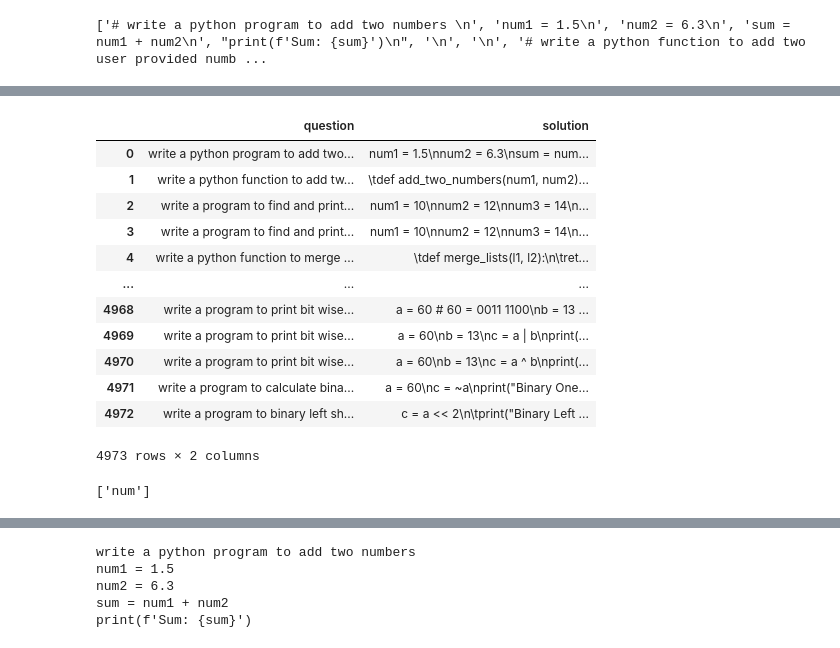
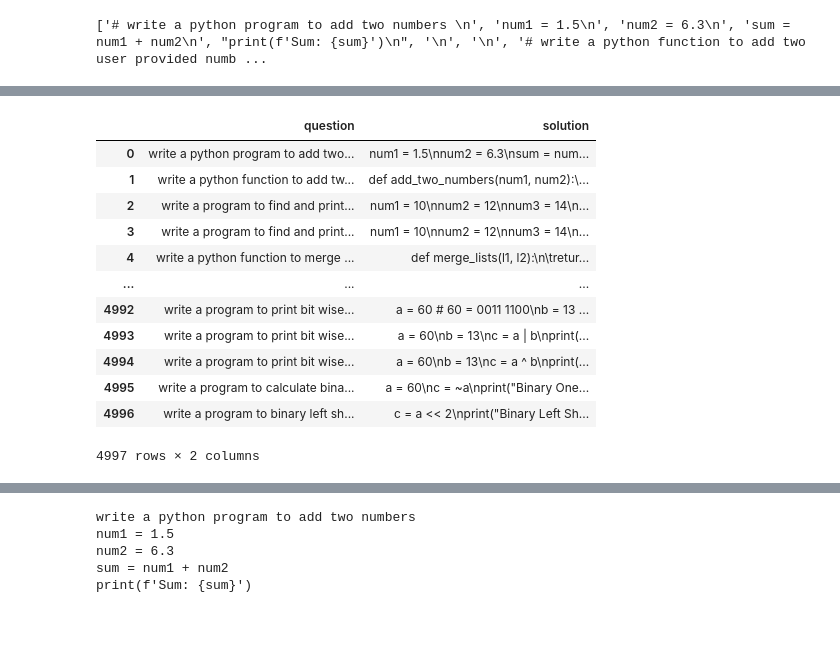
Before and after one commit to sprutxz/English-To-Python, a Jupyter notebook: PyCodeGenerator.ipynb, the cells around one changed output, grey strips where cells are left out. Saved outputs shown, nothing was run; the diff lists cells and outputs as text; code cells hidden in the pictures.

```diff
--- a/PyCodeGenerator.ipynb
+++ b/PyCodeGenerator.ipynb
@@ -56,7 +56,7 @@ url_pattern = re.compile(r"https?://\S+")
 src_doc = []
 tgt_doc = []
 tokenizer = get_tokenizer('spacy',language='en_core_web_sm') #tokenizer function for the text
-
+i = 0
 # Making a dataset
 with open('english_python_data.txt',"r") as data_file:
   data_lines = data_file.readlines()
@@ -66,31 +66,12 @@ with open('english_python_data.txt',"r") as data_file:
     if line[0] == "#":
       tab_count = 0
       loop_indent = 0
+      dict = {0: 0}
       if dp:
         dp['solution'] = ''.join(dp['solution'])
         dp['solution'] = re.sub(r'\n+', '\n', dp['solution']) #replaces multiple newlines with a single newline
-        dp['solution'] = dp['solution'].strip('\n') # Removing any \n in the solution
-
-        # newline_chars = re.finditer(r':\n', dp['solution']) #finds all newlines
-
-        # indent_words = re.finditer(r'if|else|elif|for|while|def|class|try|except|finally|with', dp['solution']) #finds all keywords
-
-
-
-        # postion_move = 0
-
-        # for newline in newline_chars:
-        #   query_pos = newline.end() - postion_move #finds the position of the newline
-        #   tab_size = tab_size_func(len(re.findall(r' ', dp['solution'][query_pos:query_pos+5]))) #finds the number of spaces after the newline
-        #   postion_move += tab_size
-        #   if tab_size > 1:
-        #     dp['solution'] = re.sub(fr'(\n\t*)\s{{{tab_size}}}', lambda match: match.group(1) + '\t', dp['solution']) #replaces the spaces with a tab
-
-
-        # x = re.findall(r'\n\t  ', dp['solution']) #finds all newlines followed by a tab and a space
-        # if x:
-        #   print(x)
-        #   print(repr(dp['solution']))
+        dp['solution'] = re.sub(r'(\n\t*)*$', '', dp['solution']) #removes any newlines at the end of the solution
+        dp['solution'] = re.sub(r'^\n', '', dp['solution']) #removes any newlines at the beginning of the solution
 
         tgt_doc.append(tokenizer(dp['solution']))
         dps.append(dp)
@@ -100,22 +81,28 @@ with open('english_python_data.txt',"r") as data_file:
       dp['question'] = url_pattern.sub('',dp['question']) # Replacing any urls
       dp['question'] = dp['question'].lower() # lowercasing the question
       dp['question'] = re.sub(r"([.!?])","",dp['question']) # removing any punctuation
+      print(dp['question'])
       src_doc.append(tokenizer(dp['question'])) # Splitting the question into words
     else:
       line = re.sub(r'( |\t)*\n( |\t)*', '\n', line) #replaces spaces before a newline with a  just a newline
+      if line == '\n':
+        continue
+
+      space_count = len(line) - len(line.lstrip(' '))
+      if loop_indent > space_count:
+        tab_count = dict[space_count]
+        loop_indent = space_count
+      if(len(dp['solution'])!=0):
+        if (bool(re.search(r':\n$', dp['solution'][-1]))):
+          dict[space_count] = tab_count
+          loop_indent = space_count
+
+
+      if tab_count > 0 and bool(re.search(r',\n', dp['solution'][-1])!=True):
+        line = re.sub(r'^ *', '\t'*tab_count, line)#replaces the first space with a tab
+
       if re.search(r'if|else|elif|for|while|def|class|try|except|finally|with', line):
         tab_count += 1
-
-      x = re.search(r'\S', line)
-      if x != None:
-        space_count = len(re.findall(r'\s', line[0:x.start()]))
-      if loop_indent > space_count:
-        tab_count -= 1
-
-      loop_indent = space_count
-
-      if space_count > 0:
-        line = re.sub(r'^ *', '\t'*tab_count, line)#replaces the first space with a tab
 
 
       dp['solution'].append(line)
@@ -128,22 +132,13 @@ dataset
 |  | question | solution |
 | 0 | write a python program to add two... | num1 = 1.5\nnum2 = 6.3\nsum = num... |
-| 1 | write a python function to add tw... | \tdef add_two_numbers(num1, num2)... |
+| 1 | write a python function to add tw... | def add_two_numbers(num1, num2):\... |
 | 2 | write a program to find and print... | num1 = 10\nnum2 = 12\nnum3 = 14\n... |
 | 3 | write a program to find and print... | num1 = 10\nnum2 = 12\nnum3 = 14\n... |
-| 4 | write a python function to merge ... | \tdef merge_lists(l1, l2):\n\tret... |
+| 4 | write a python function to merge ... | def merge_lists(l1, l2):\n\tretur... |
 | ... | ... | ... |
-| 4968 | write a program to print bit wise... | a = 60 # 60 = 0011 1100\nb = 13 ... |
-| 4969 | write a program to print bit wise... | a = 60\nb = 13\nc = a | b\nprint(... |
-| 4970 | write a program to print bit wise... | a = 60\nb = 13\nc = a ^ b\nprint(... |
-| 4971 | write a program to calculate bina... | a = 60\nc = ~a\nprint("Binary One... |
-| 4972 | write a program to binary left sh... | c = a << 2\n\tprint("Binary Left ... |
+| 4992 | write a program to print bit wise... | a = 60 # 60 = 0011 1100\nb = 13 ... |
+| 4993 | write a program to print bit wise... | a = 60\nb = 13\nc = a | b\nprint(... |
+| 4994 | write a program to print bit wise... | a = 60\nb = 13\nc = a ^ b\nprint(... |
+| 4995 | write a program to calculate bina... | a = 60\nc = ~a\nprint("Binary One... |
+| 4996 | write a program to binary left sh... | c = a << 2\nprint("Binary Left Sh... |
-4973 rows × 2 columns
+4997 rows × 2 columns
-# %%
-text = '''
-num2 = 6.3\n
-'''
-
-tokens = gensim_tokenize(text)
-print(list(tokens))
-# %% [output]
-['num']
```
Also changed, not shown: parts of 12 cells of this notebook, 2 other files.
